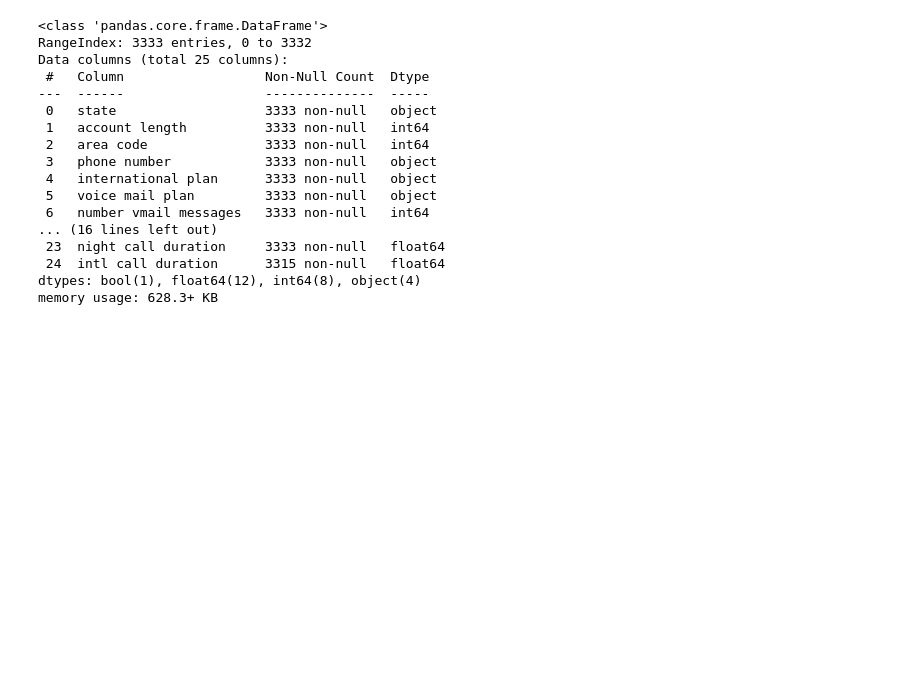
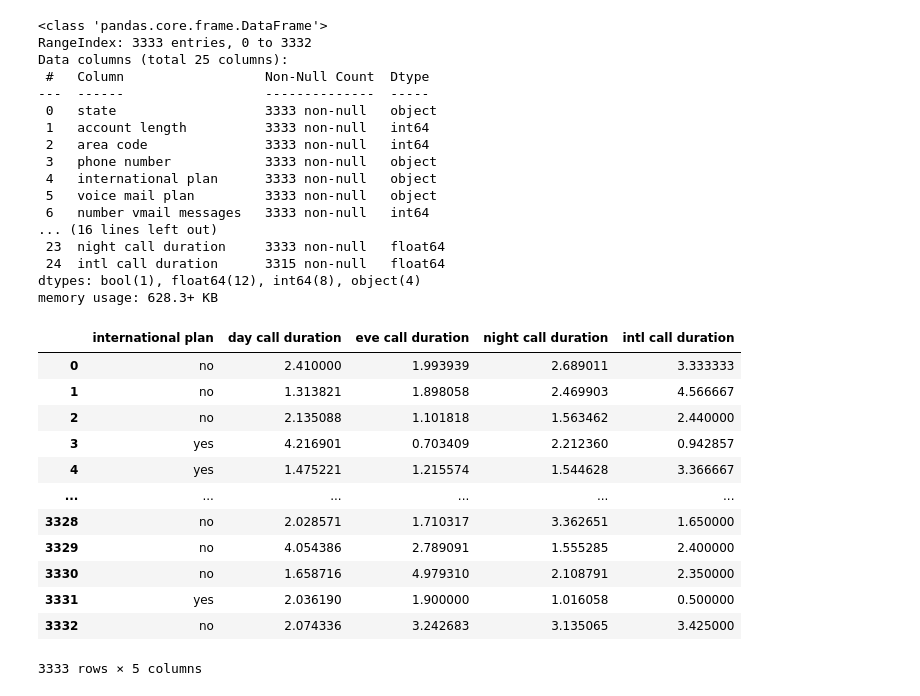
Before and after one commit to KIDALIH/Phase_three_project, a Jupyter notebook: index.ipynb, the cells around one changed output. Saved outputs shown, nothing was run; the diff lists cells and outputs as text; code cells hidden in the pictures; blank space fills up the shorter version.

```diff
--- a/index.ipynb
+++ b/index.ipynb
@@ -63,3 +71,22 @@ Data columns (total 25 columns):
  24  intl call duration      3315 non-null   float64
 dtypes: bool(1), float64(12), int64(8), object(4)
 memory usage: 628.3+ KB
+# %%
+X=df[['international plan','day call duration','eve call duration','night call duration','intl call duration']]
+y=df[['churn']]
+# %%
+X
+# %% [output]
+|  | international plan | day call duration | eve call duration | night call duration | intl call duration |
+| 0 | no | 2.410000 | 1.993939 | 2.689011 | 3.333333 |
+| 1 | no | 1.313821 | 1.898058 | 2.469903 | 4.566667 |
+| 2 | no | 2.135088 | 1.101818 | 1.563462 | 2.440000 |
+| 3 | yes | 4.216901 | 0.703409 | 2.212360 | 0.942857 |
+| 4 | yes | 1.475221 | 1.215574 | 1.544628 | 3.366667 |
+| ... | ... | ... | ... | ... | ... |
+| 3328 | no | 2.028571 | 1.710317 | 3.362651 | 1.650000 |
+| 3329 | no | 4.054386 | 2.789091 | 1.555285 | 2.400000 |
+| 3330 | no | 1.658716 | 4.979310 | 2.108791 | 2.350000 |
+| 3331 | yes | 2.036190 | 1.900000 | 1.016058 | 0.500000 |
+| 3332 | no | 2.074336 | 3.242683 | 3.135065 | 3.425000 |
+3333 rows × 5 columns
```
Also changed, not shown: parts of 25 cells of this notebook.
